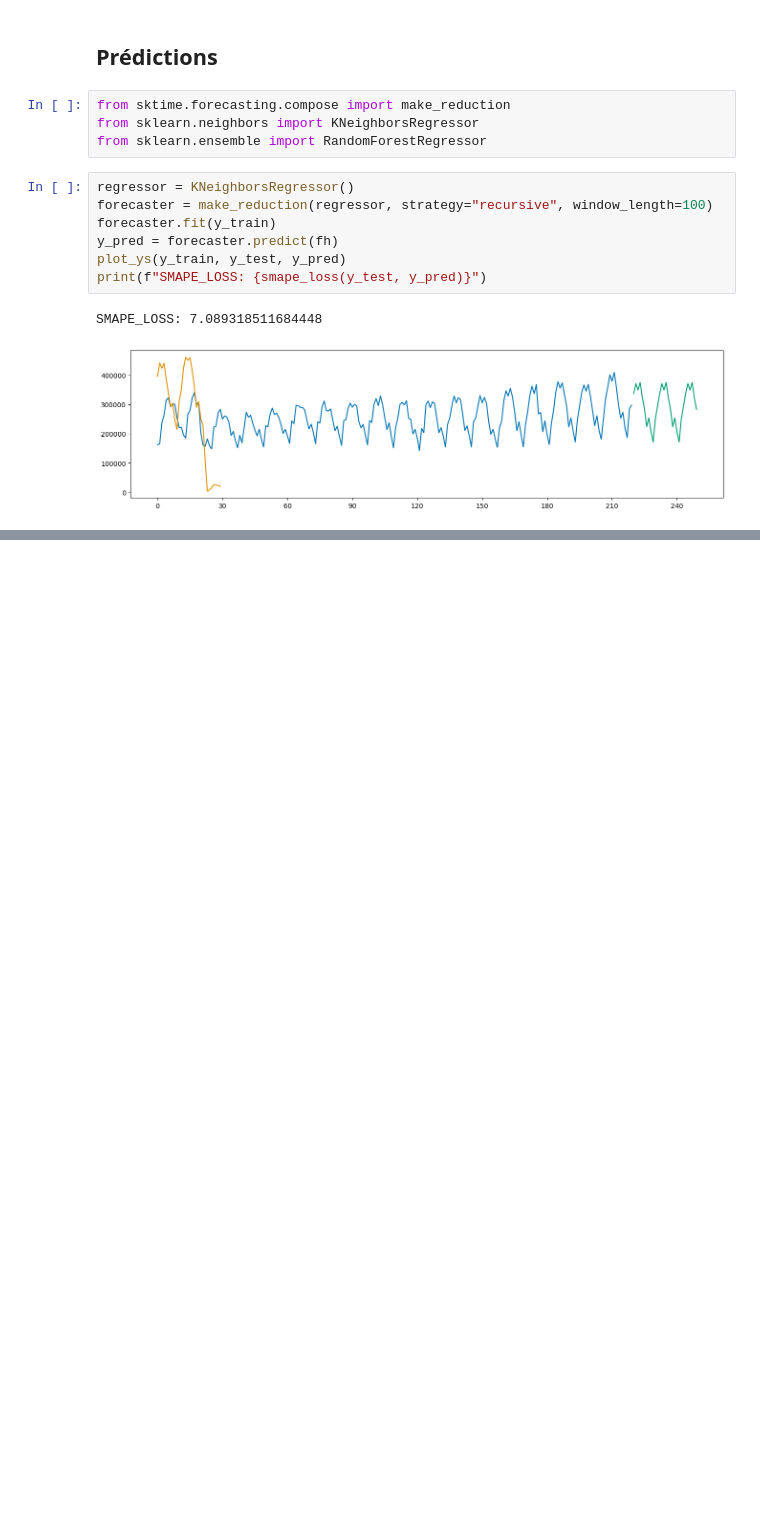
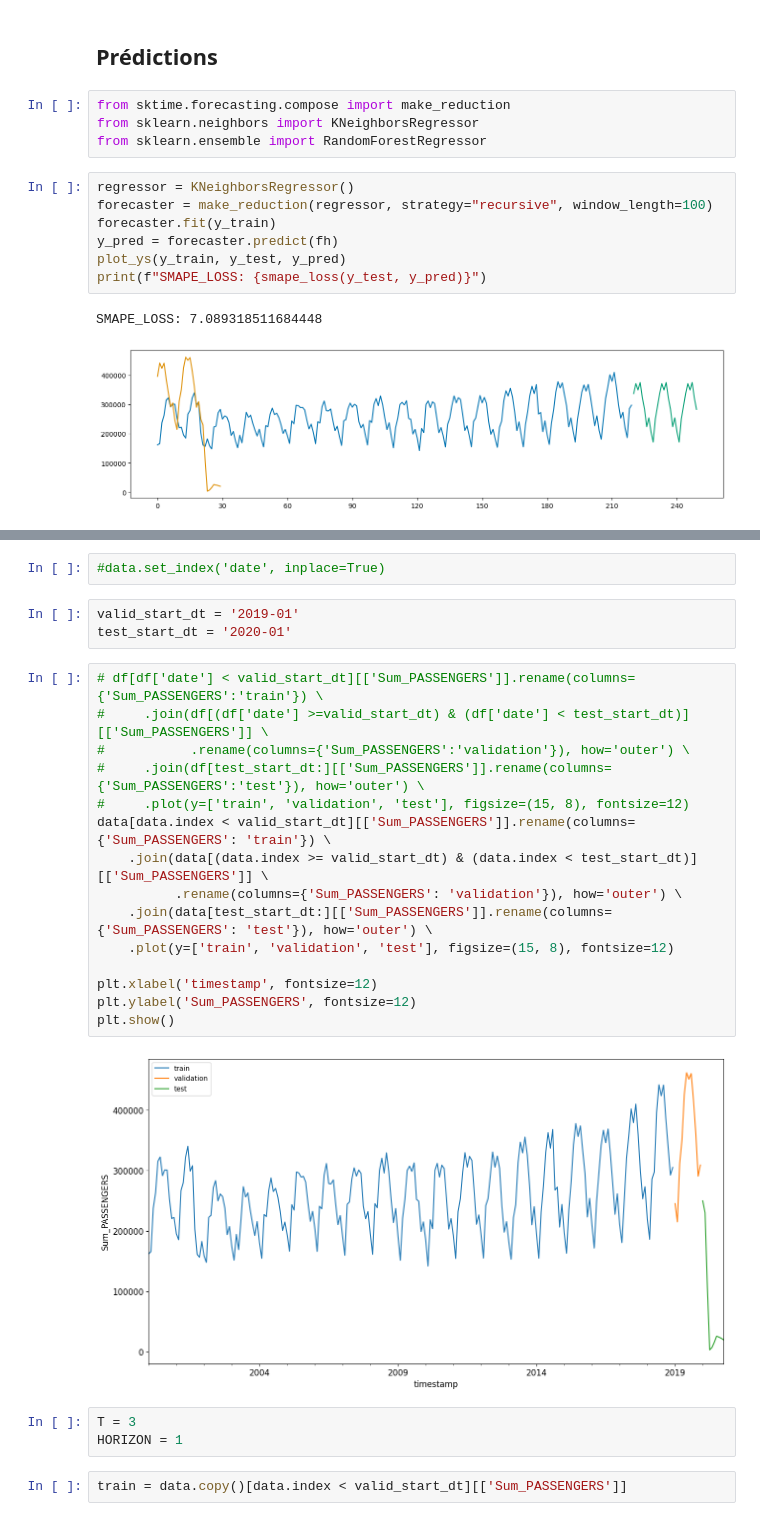
Before and after one commit to aaaamael/time_series_air_passengers, a Jupyter notebook: data.ipynb, the cells around one changed output, grey strips where cells are left out. Cells and saved outputs as stored; diff of their text form; blank space fills up the shorter version.

```diff
--- a/data.ipynb
+++ b/data.ipynb
@@ -139,0 +196,27 @@ SMAPE_LOSS: 5.491956969747561
+# %%
+#data.set_index('date', inplace=True)
+# %%
+valid_start_dt = '2019-01'
+test_start_dt = '2020-01'
+# %%
+# df[df['date'] < valid_start_dt][['Sum_PASSENGERS']].rename(columns={'Sum_PASSENGERS':'train'}) \
+#     .join(df[(df['date'] >=valid_start_dt) & (df['date'] < test_start_dt)][['Sum_PASSENGERS']] \
+#           .rename(columns={'Sum_PASSENGERS':'validation'}), how='outer') \
+#     .join(df[test_start_dt:][['Sum_PASSENGERS']].rename(columns={'Sum_PASSENGERS':'test'}), how='outer') \
+#     .plot(y=['train', 'validation', 'test'], figsize=(15, 8), fontsize=12)
+data[data.index < valid_start_dt][['Sum_PASSENGERS']].rename(columns={'Sum_PASSENGERS': 'train'}) \
+    .join(data[(data.index >= valid_start_dt) & (data.index < test_start_dt)][['Sum_PASSENGERS']] \
+          .rename(columns={'Sum_PASSENGERS': 'validation'}), how='outer') \
+    .join(data[test_start_dt:][['Sum_PASSENGERS']].rename(columns={'Sum_PASSENGERS': 'test'}), how='outer') \
+    .plot(y=['train', 'validation', 'test'], figsize=(15, 8), fontsize=12)
+
+plt.xlabel('timestamp', fontsize=12)
+plt.ylabel('Sum_PASSENGERS', fontsize=12)
+plt.show()
+# %% [output]
+[figure, added]
+# %%
+T = 3
+HORIZON = 1
+# %%
+train = data.copy()[data.index < valid_start_dt][['Sum_PASSENGERS']]
```
Also changed, not shown: parts of 68 cells of this notebook.
